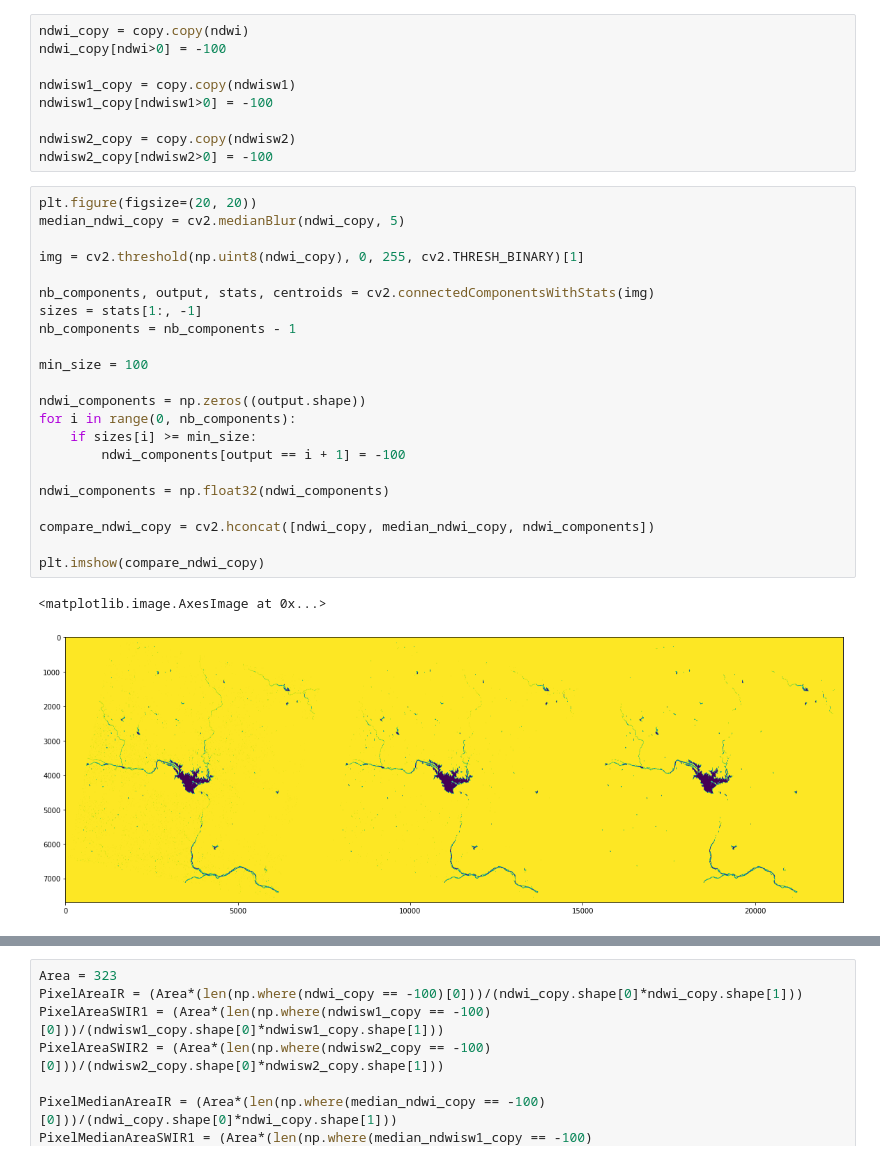
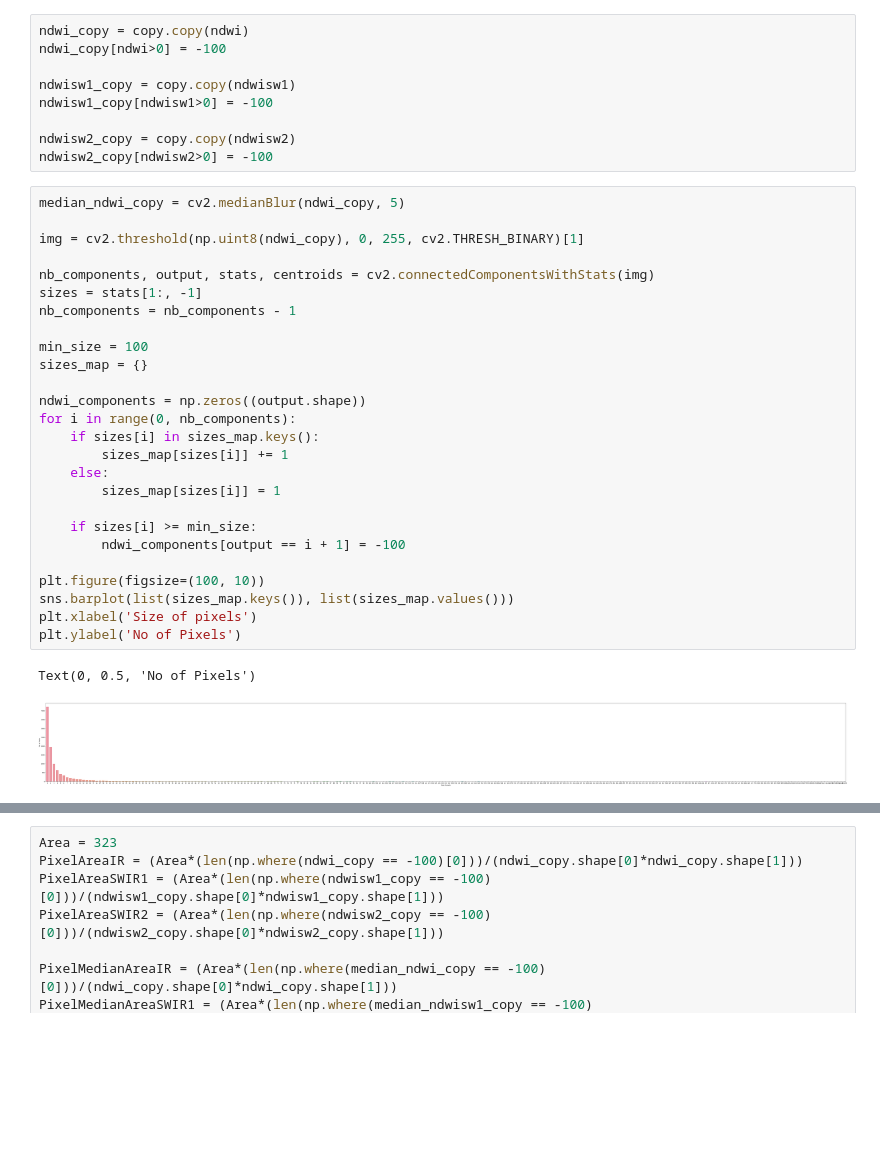
Before and after one commit to vineelsai26/Water-Body-Detection, a Jupyter notebook: NDWI/NDWI.ipynb, the cells around one changed output, grey strips where cells are left out. Cells and saved outputs as stored; diff of their text form; blank space fills up the shorter version.

Commit message:
Added Histogram

```diff
--- a/NDWI/NDWI.ipynb
+++ b/NDWI/NDWI.ipynb
@@ -60,27 +61,31 @@ ndwisw1_copy[ndwisw1>0] = -100
 ndwisw2_copy = copy.copy(ndwisw2)
 ndwisw2_copy[ndwisw2>0] = -100
 # %%
-plt.figure(figsize=(20, 20))
 median_ndwi_copy = cv2.medianBlur(ndwi_copy, 5)
 
 img = cv2.threshold(np.uint8(ndwi_copy), 0, 255, cv2.THRESH_BINARY)[1]
 
 nb_components, output, stats, centroids = cv2.connectedComponentsWithStats(img)
 sizes = stats[1:, -1]
 nb_components = nb_components - 1
 
 min_size = 100
+sizes_map = {}
 
 ndwi_components = np.zeros((output.shape))
 for i in range(0, nb_components):
+    if sizes[i] in sizes_map.keys():
+        sizes_map[sizes[i]] += 1
+    else:
+        sizes_map[sizes[i]] = 1
+
     if sizes[i] >= min_size:
         ndwi_components[output == i + 1] = -100
 
-ndwi_components = np.float32(ndwi_components)
-
-compare_ndwi_copy = cv2.hconcat([ndwi_copy, median_ndwi_copy, ndwi_components])
-
-plt.imshow(compare_ndwi_copy)
+plt.figure(figsize=(100, 10))
+sns.barplot(list(sizes_map.keys()), list(sizes_map.values()))
+plt.xlabel('Size of pixels')
+plt.ylabel('No of Pixels')
 # %% [output]
-<matplotlib.image.AxesImage at 0x...>
+Text(0, 0.5, 'No of Pixels')
-[figure, old version]
+[figure, new version]
```
Also changed, not shown: parts of 7 cells of this notebook.
